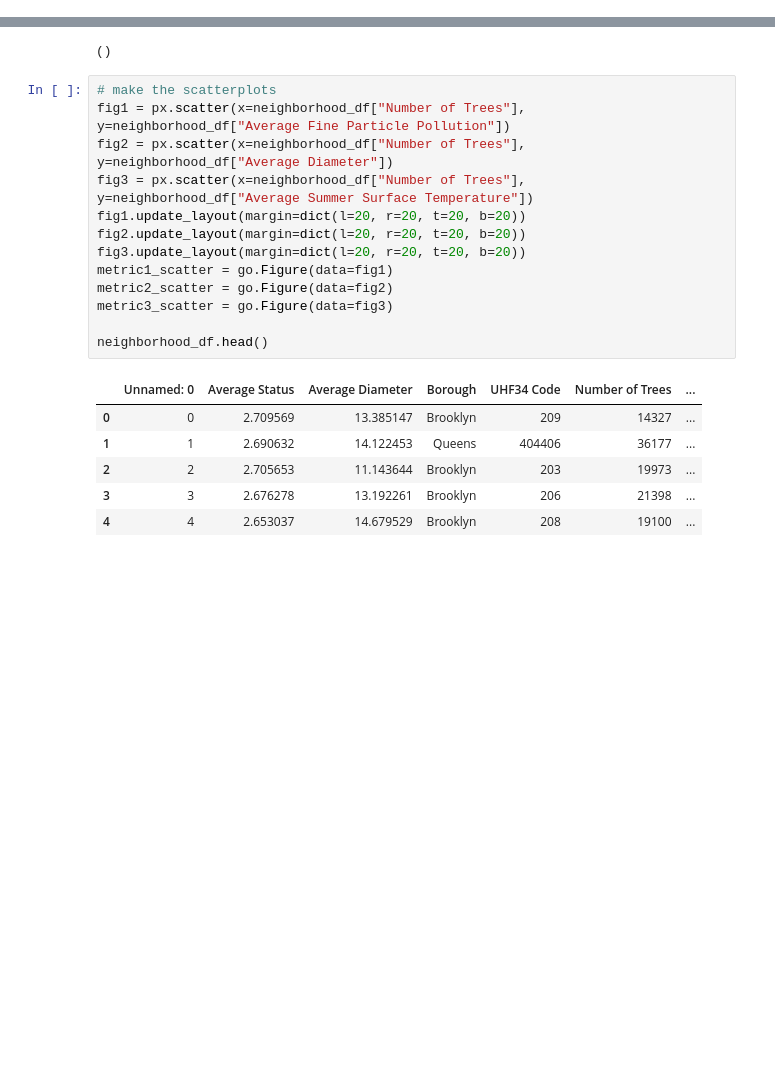
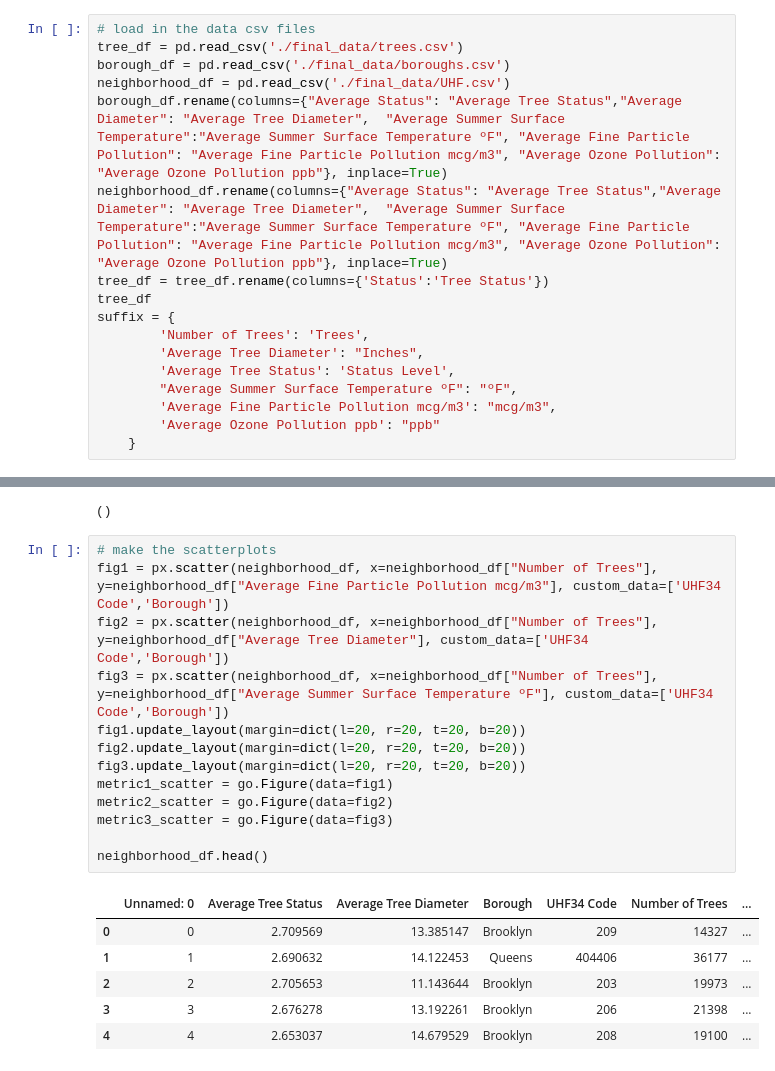
Before and after one commit to CelestialSloth/csc235-final, a Jupyter notebook: main.ipynb, the cells around one changed output, grey strips where cells are left out. Saved outputs shown, nothing was run; the diff lists cells and outputs as text; blank space fills up the shorter version.

```diff
--- a/main.ipynb
+++ b/main.ipynb
@@ -21,0 +18,17 @@ neighborhood_df = pd.read_csv('./final_data/UHF.csv')
+# %%
+# load in the data csv files
+tree_df = pd.read_csv('./final_data/trees.csv')
+borough_df = pd.read_csv('./final_data/boroughs.csv')
+neighborhood_df = pd.read_csv('./final_data/UHF.csv')
+borough_df.rename(columns={"Average Status": "Average Tree Status","Average Diameter": "Average Tree Diameter",  "Average Summer Surface Temperature":"Average Summer Surface Temperature ºF", "Average Fine Particle Pollution": "Average Fine Particle Pollution mcg/m3", "Average Ozone Pollution": "Average Ozone Pollution ppb"}, inplace=True)
+neighborhood_df.rename(columns={"Average Status": "Average Tree Status","Average Diameter": "Average Tree Diameter",  "Average Summer Surface Temperature":"Average Summer Surface Temperature ºF", "Average Fine Particle Pollution": "Average Fine Particle Pollution mcg/m3", "Average Ozone Pollution": "Average Ozone Pollution ppb"}, inplace=True)
+tree_df = tree_df.rename(columns={'Status':'Tree Status'})
+tree_df
+suffix = {
+        'Number of Trees': 'Trees',
+        'Average Tree Diameter': "Inches",
+        'Average Tree Status': 'Status Level',
+        "Average Summer Surface Temperature ºF": "ºF",
+        'Average Fine Particle Pollution mcg/m3': "mcg/m3",
+        'Average Ozone Pollution ppb': "ppb"
+    }
@@ -77,19 +138,19 @@ map.update_geos(fitbounds="locations")
 ()
 # %%
 # make the scatterplots
-fig1 = px.scatter(x=neighborhood_df["Number of Trees"], y=neighborhood_df["Average Fine Particle Pollution"])
-fig2 = px.scatter(x=neighborhood_df["Number of Trees"], y=neighborhood_df["Average Diameter"])
-fig3 = px.scatter(x=neighborhood_df["Number of Trees"], y=neighborhood_df["Average Summer Surface Temperature"])
+fig1 = px.scatter(neighborhood_df, x=neighborhood_df["Number of Trees"], y=neighborhood_df["Average Fine Particle Pollution mcg/m3"], custom_data=['UHF34 Code','Borough'])
+fig2 = px.scatter(neighborhood_df, x=neighborhood_df["Number of Trees"], y=neighborhood_df["Average Tree Diameter"], custom_data=['UHF34 Code','Borough'])
+fig3 = px.scatter(neighborhood_df, x=neighborhood_df["Number of Trees"], y=neighborhood_df["Average Summer Surface Temperature ºF"], custom_data=['UHF34 Code','Borough'])
 fig1.update_layout(margin=dict(l=20, r=20, t=20, b=20))
 fig2.update_layout(margin=dict(l=20, r=20, t=20, b=20))
 fig3.update_layout(margin=dict(l=20, r=20, t=20, b=20))
 metric1_scatter = go.Figure(data=fig1)
 metric2_scatter = go.Figure(data=fig2)
 metric3_scatter = go.Figure(data=fig3)
 
 neighborhood_df.head()
 # %% [output]
-|  | Unnamed: 0 | Average Status | Average Diameter | Borough | UHF34 Code | Number of Trees | ... |
+|  | Unnamed: 0 | Average Tree Status | Average Tree Diameter | Borough | UHF34 Code | Number of Trees | ... |
 | 0 | 0 | 2.709569 | 13.385147 | Brooklyn | 209 | 14327 | ... |
 | 1 | 1 | 2.690632 | 14.122453 | Queens | 404406 | 36177 | ... |
 | 2 | 2 | 2.705653 | 11.143644 | Brooklyn | 203 | 19973 | ... |
```
Also changed, not shown: parts of 13 cells of this notebook.
